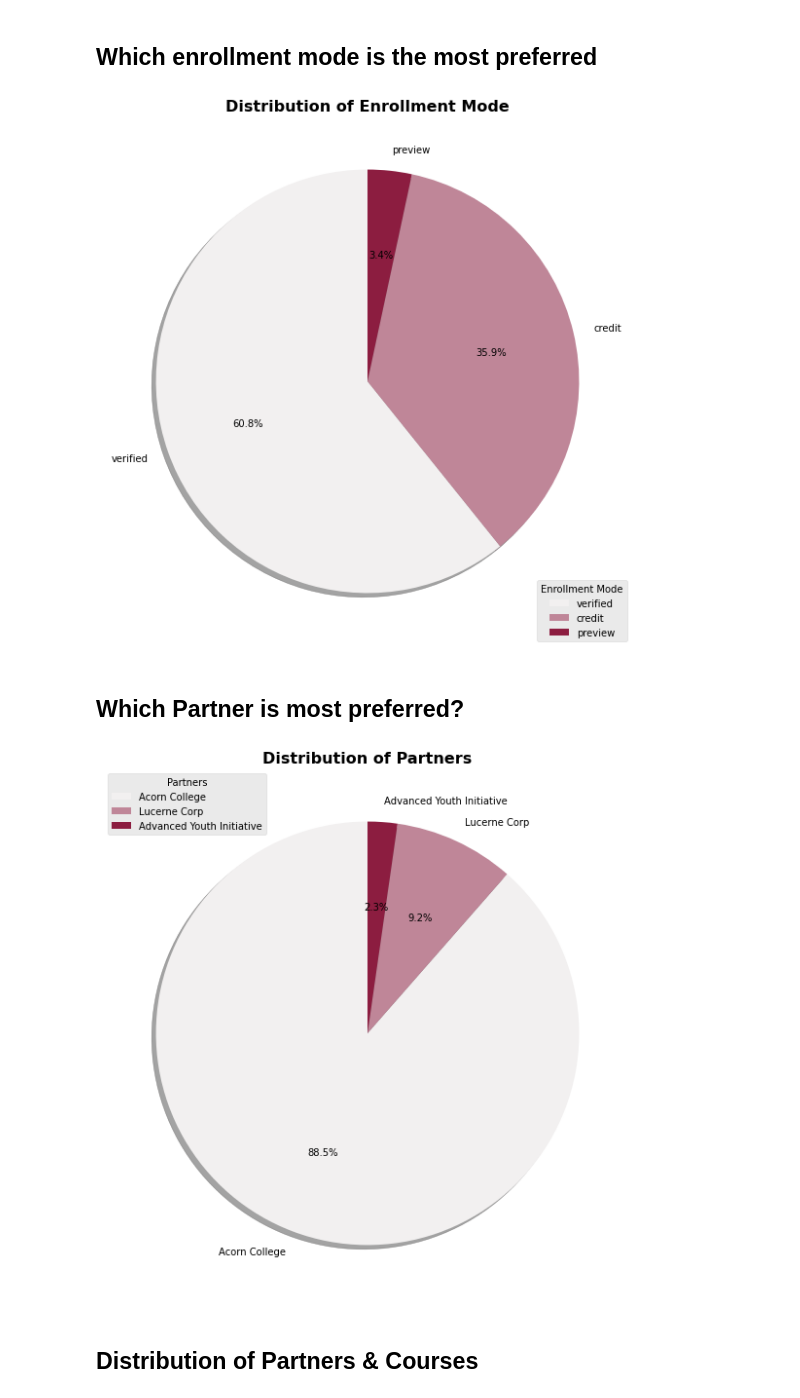
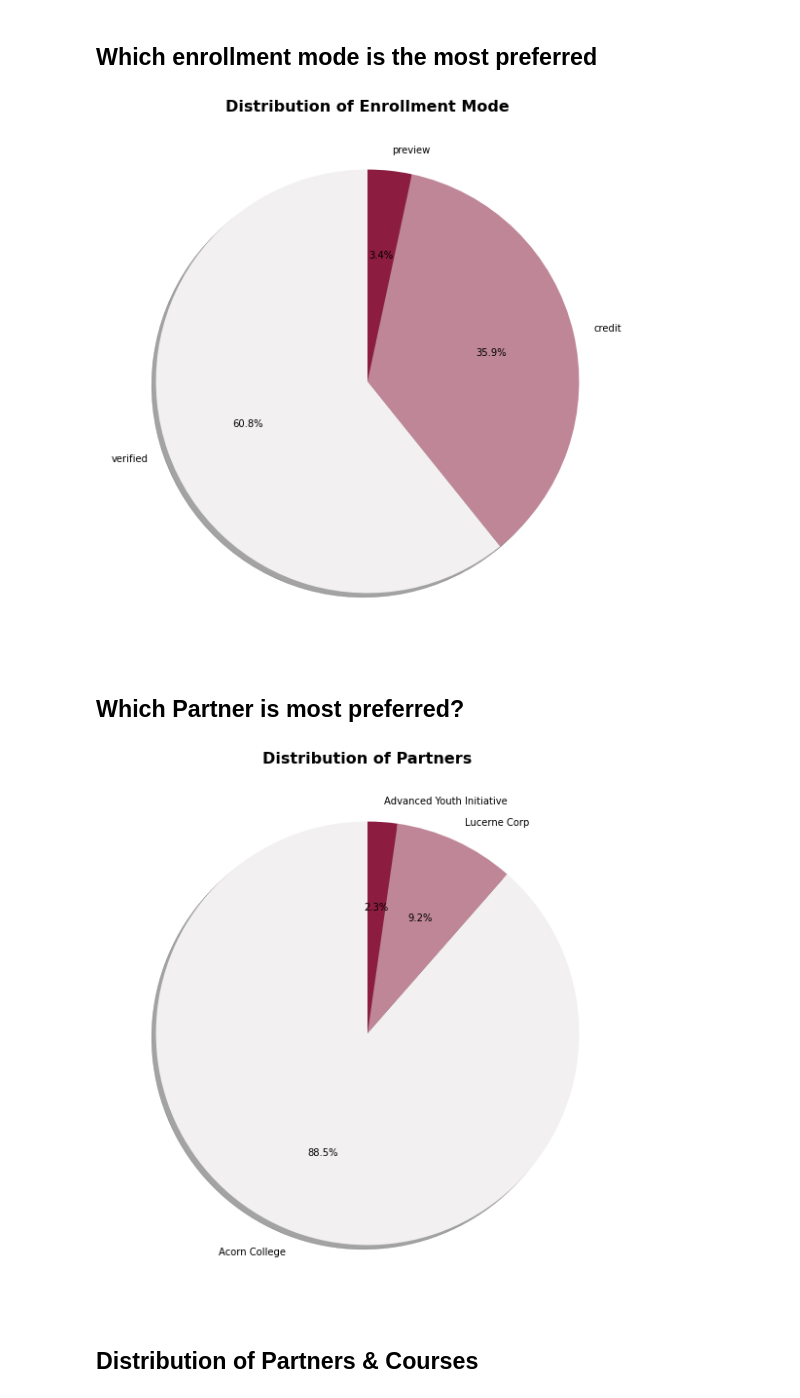
Before and after one commit to iamharkirat/EDA, a Jupyter notebook: learning_enterprise.ipynb, the cells around one changed output. Cells and saved outputs as stored; diff of their text form; code cells hidden in the pictures.

```diff
--- a/learning_enterprise.ipynb
+++ b/learning_enterprise.ipynb
@@ -300,7 +391,6 @@ ax.pie(value_counts.values, labels=value_counts.index, autopct='\n{:.1f}%\n'.for
 
 # Add title and legend
 ax.set_title('Distribution of Enrollment Mode', fontsize=16, fontweight='bold')
-ax.legend(title='Enrollment Mode', loc='best')
 
 # Set font size and weight of labels
 for label in ax.get_xticklabels() + ax.get_yticklabels():
@@ -310,31 +400,30 @@ for label in ax.get_xticklabels() + ax.get_yticklabels():
 
 plt.show()
 # %% [output]
-[figure, old version]
+[figure, new version]
 # %% [markdown]
 ## Which Partner is most preferred?
 # %%
 color='#8C1D40'
 light_colors=sns.light_palette(color, 3)
 
 value_counts = df['Partner'].value_counts().sort_values(ascending=False)
 
 # Create pie chart
 fig, ax = plt.subplots(figsize=(10, 10))
 ax.pie(value_counts.values, labels=value_counts.index, autopct='\n{:.1f}%\n'.format, startangle=90, shadow=True, colors=light_colors)
 
 # Add title and legend
 ax.set_title('Distribution of Partners', fontsize=16, fontweight='bold')
-ax.legend(title='Partners', loc='best')
 
 # Set font size and weight of labels
 for label in ax.get_xticklabels() + ax.get_yticklabels():
     label.set_fontsize(30)
     label.set_fontweight('bold')
 
 plt.show()
 # %% [output]
-[figure, old version]
+[figure, new version]
 # %% [markdown]
 ## Distribution of Partners & Courses
 # %%
```
Also changed, not shown: parts of 15 cells of this notebook.
